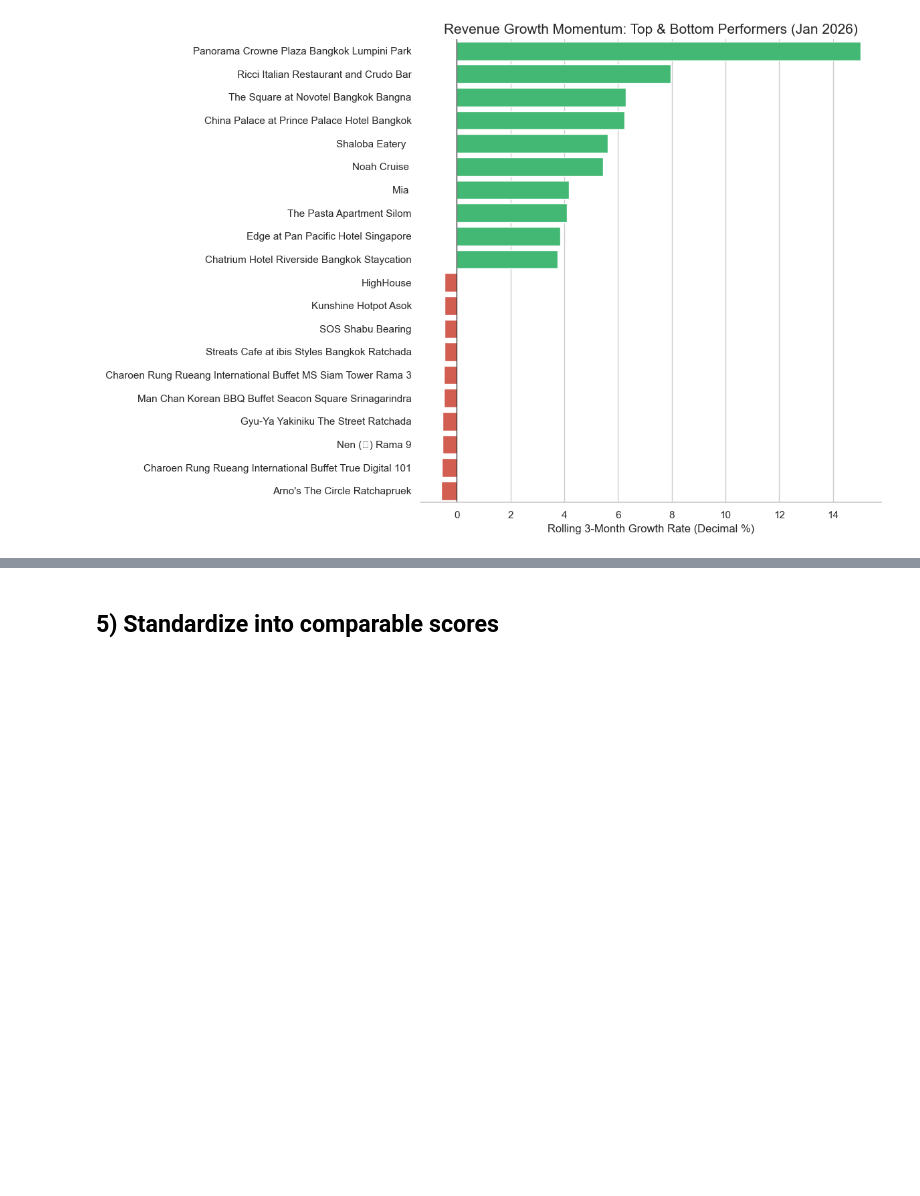
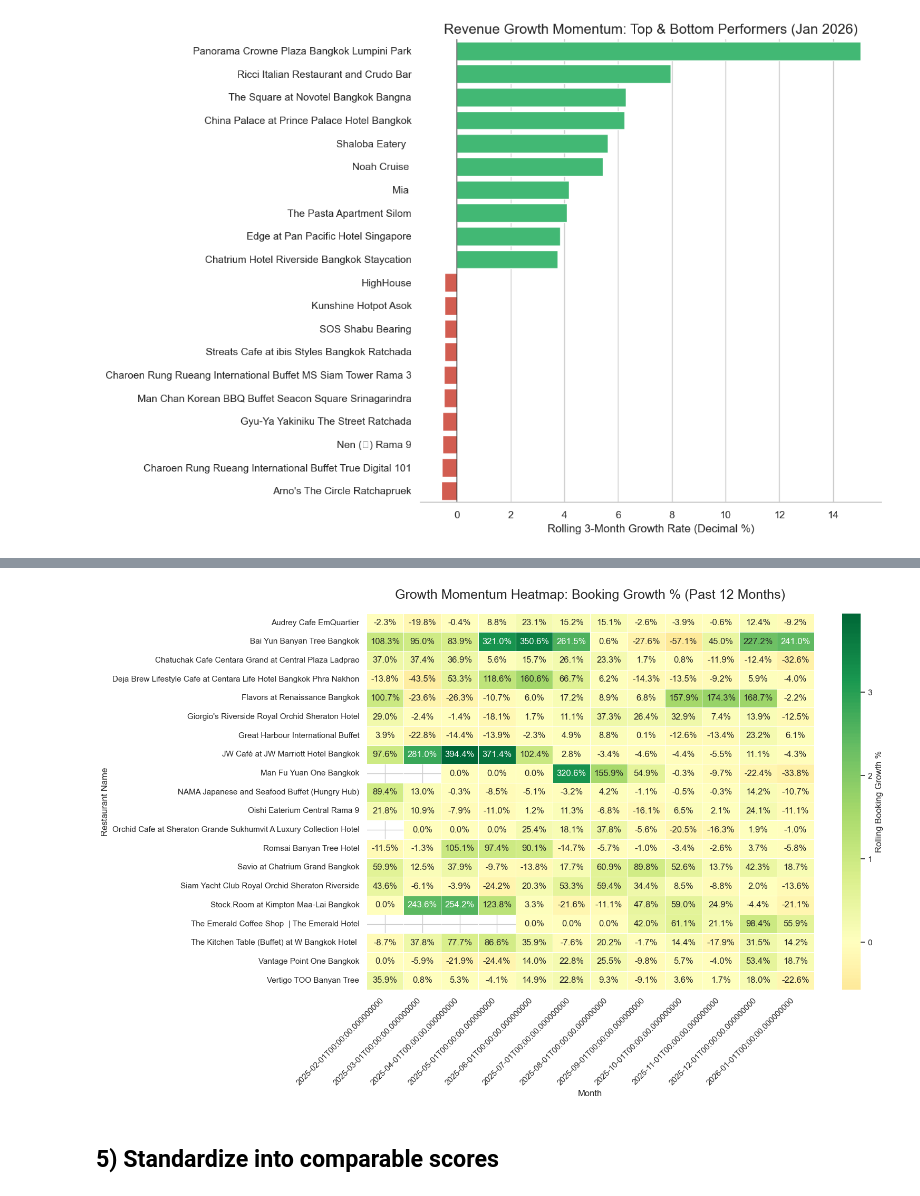
Before and after one commit to liyunling2/OPE, a Jupyter notebook: _2_feature_engineering+momentum/start/momentum.ipynb, the cells around one changed output, grey strips where cells are left out. Saved outputs shown, nothing was run; the diff lists cells and outputs as text; code cells hidden in the pictures; blank space fills up the shorter version.

```diff
--- a/_2_feature_engineering+momentum/start/momentum.ipynb
+++ b/_2_feature_engineering+momentum/start/momentum.ipynb
@@ -536,3 +552,30 @@ Passing `palette` without assigning `hue` is deprecated and will be removed in v
+# %%
+booking_growth_heatmap = growth_trend_df.pivot(
+    index='name',
+    columns='year_month',
+    values='booking_growth_rolling'
+)
+
+# 4. Plot using a Diverging Color Map (RdYlGn: Red-Yellow-Green)
+plt.figure(figsize=(16, 10))
+sns.heatmap(
+    booking_growth_heatmap,
+    annot=True,
+    fmt=".1%",
+    cmap="RdYlGn",
+    center=0,
+    linewidths=.5,
+    cbar_kws={'label': 'Rolling Booking Growth %'}
+)
+
+plt.title("Growth Momentum Heatmap: Booking Growth % (Past 12 Months)", fontsize=18, pad=20)
+plt.ylabel("Restaurant Name", fontsize=12)
+plt.xlabel("Month", fontsize=12)
+plt.xticks(rotation=45, ha='right')
+plt.tight_layout()
+plt.show()
+# %% [output]
+[figure, added]
 # %% [markdown]
 ## 5) Standardize into comparable scores
 # %%
```
Also changed, not shown: parts of 9 cells of this notebook, 3 other files.
